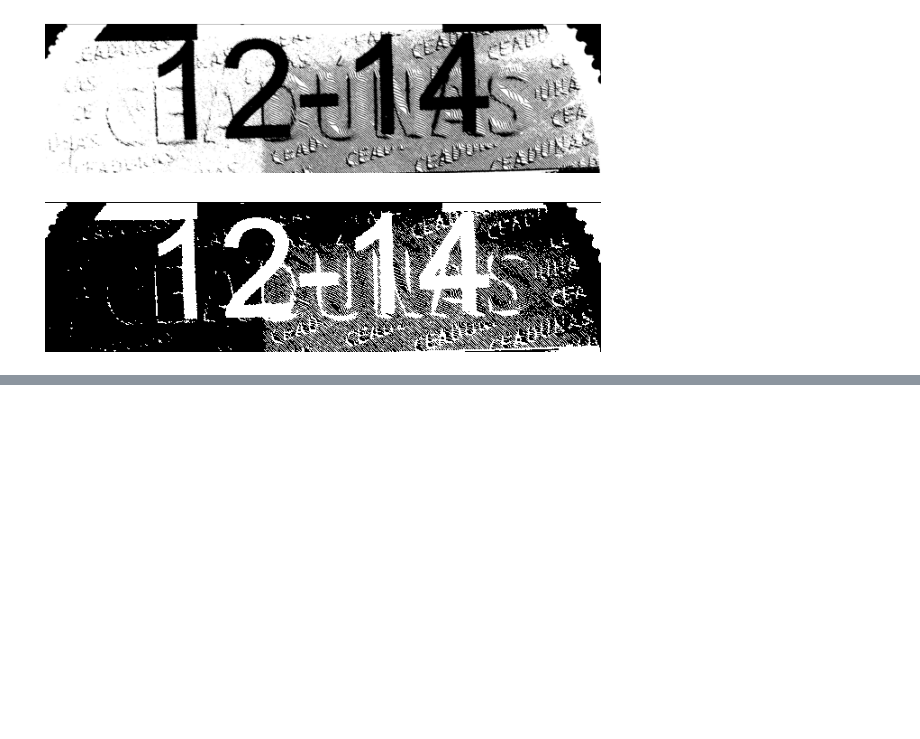
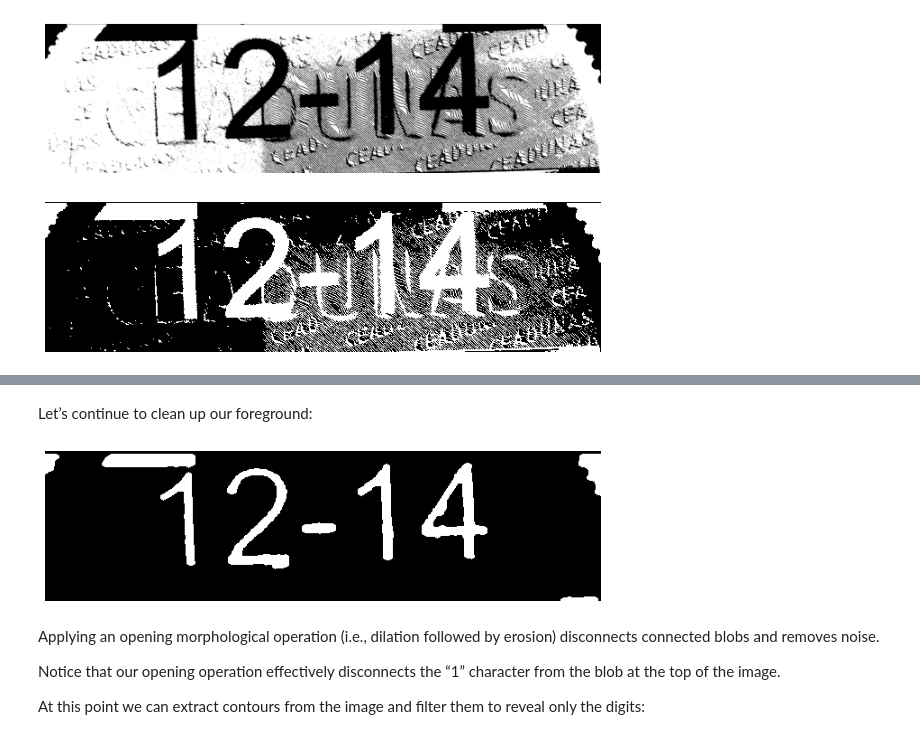
Before and after one commit to rahiakela/computer-vision-research-and-practice, a Jupyter notebook: opencv-projects-and-guide/ocr-with-opencv-and-tesseract/08_improving_ocr_with_image_processing.ipynb, the cells around one changed output, grey strips where cells are left out. Drawn from its saved outputs; the diff is of its cells as text; code cells hidden in the pictures; blank space fills up the shorter version.

```diff
--- a/opencv-projects-and-guide/ocr-with-opencv-and-tesseract/08_improving_ocr_with_image_processing.ipynb
+++ b/opencv-projects-and-guide/ocr-with-opencv-and-tesseract/08_improving_ocr_with_image_processing.ipynb
@@ -126,0 +175,18 @@ img_display(thresh)
+# %% [markdown]
+Let’s continue to clean up our foreground:
+# %%
+# apply an "opening" morphological operation to disconnect components in the image
+kernel = cv2.getStructuringElement(cv2.MORPH_ELLIPSE, (7, 7))
+opening = cv2.morphologyEx(dist, cv2.MORPH_OPEN, kernel)
+
+img_display(opening)
+# %% [output]
+[figure, added]
+# %% [markdown]
+Applying an opening morphological operation (i.e., dilation followed by erosion) disconnects
+connected blobs and removes noise.
+
+Notice that our
+opening operation effectively disconnects the “1” character from the blob at the top of the image.
+
+At this point we can extract contours from the image and filter them to reveal only the digits:
```
Also changed, not shown: parts of 13 cells of this notebook.
